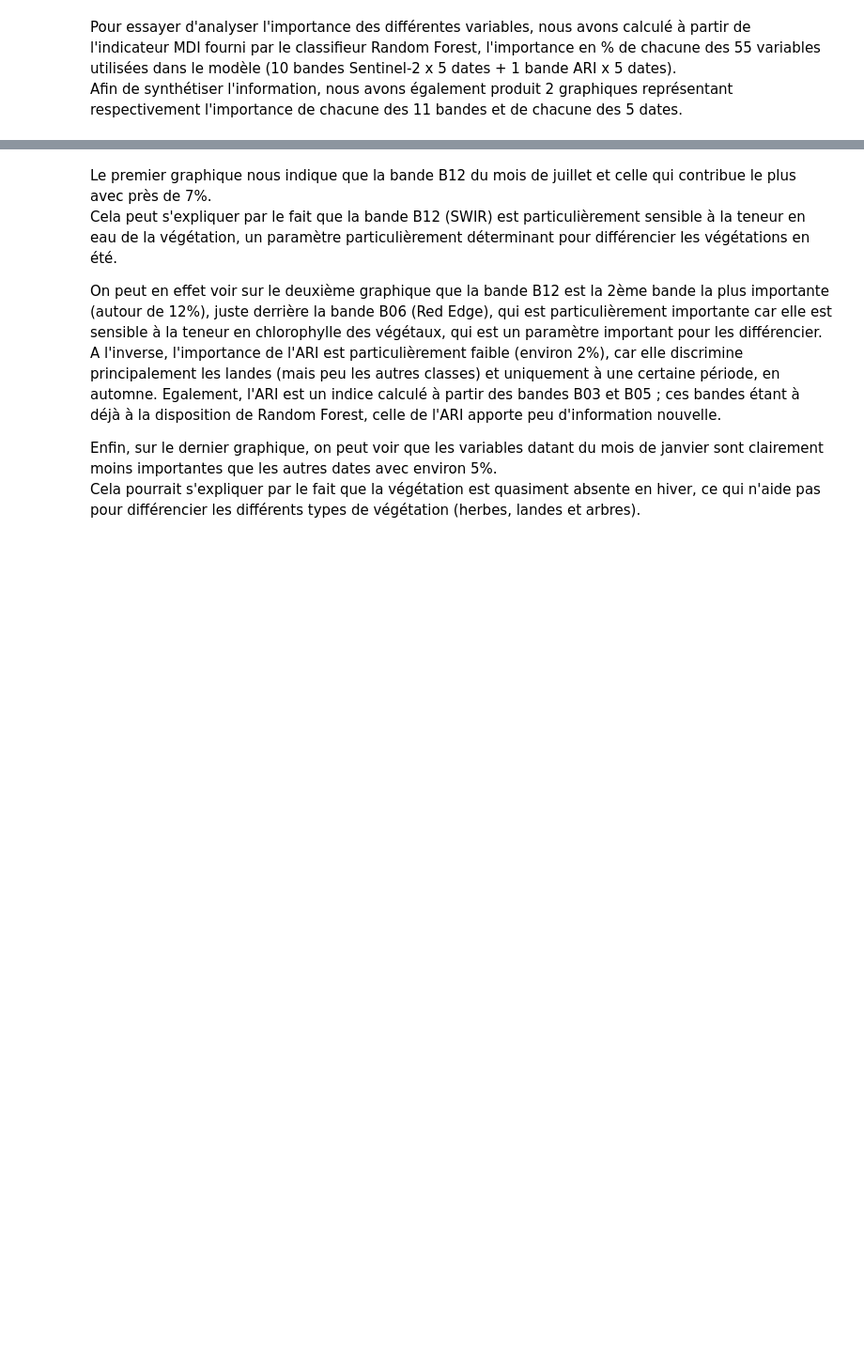
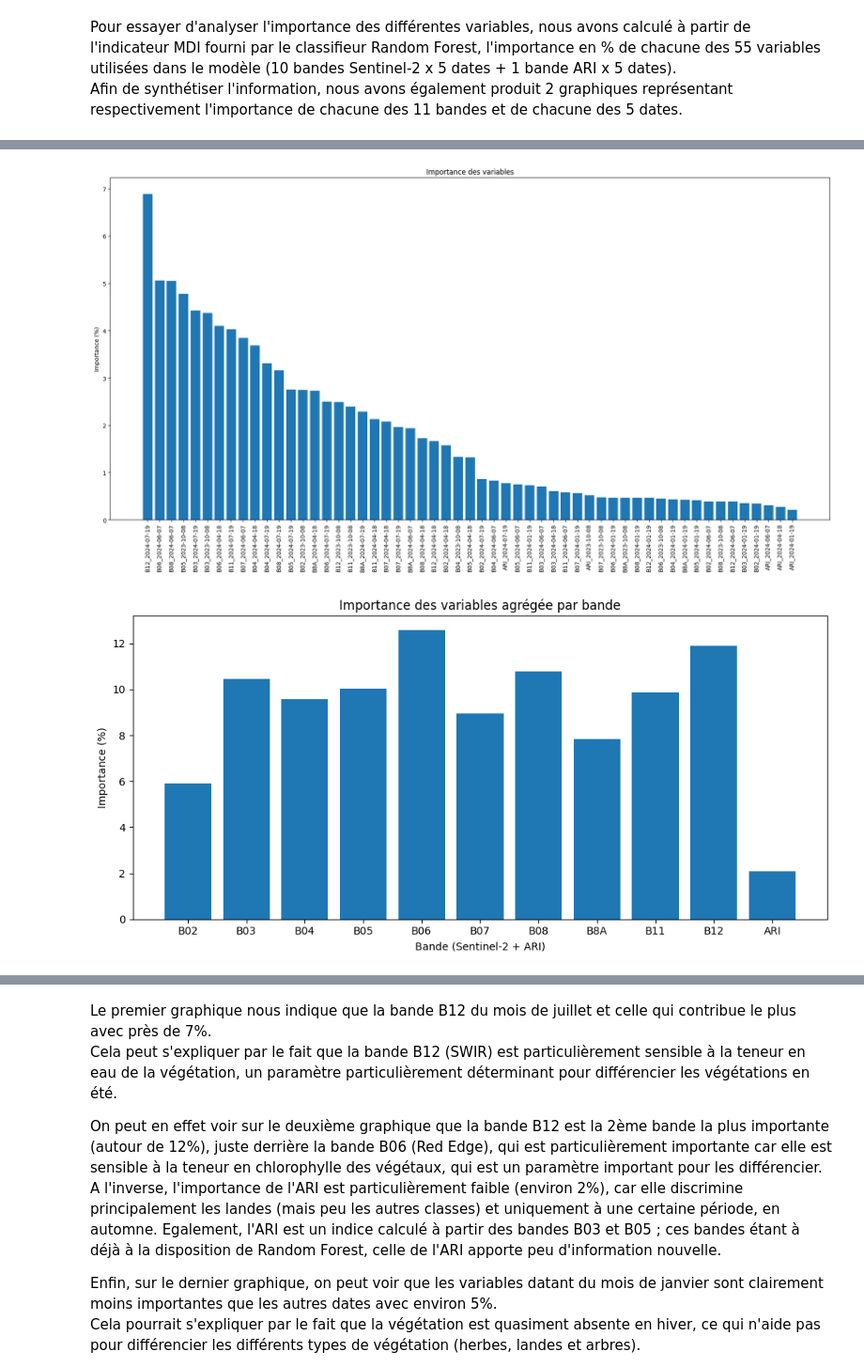
Before and after one commit to rafa3131/projet_teledec, a Jupyter notebook: projet_telea_BACHIMONT_RAFAEL.ipynb, the cells around one changed output, grey strips where cells are left out. Shown at 94% size. Saved outputs shown, nothing was run; the diff lists cells and outputs as text; code cells hidden in the pictures; blank space fills up the shorter version.

```diff
--- a/projet_telea_BACHIMONT_RAFAEL.ipynb
+++ b/projet_telea_BACHIMONT_RAFAEL.ipynb
@@ -399,0 +198,23 @@ Meilleur score CV (f1_macro): 0.9744881396858022
+# %%
+# --- split train / test (évaluation indépendante) ---
+X_train, X_test, y_train, y_test = train_test_split(
+    X,
+    y,
+    test_size=0.30,
+    random_state=42,
+    stratify=y,
+)
+
+# --- GridSearchCV ---
+grid = mf.train_rf_gridsearch(
+    X_train=X_train,
+    y_train=y_train,
+    random_state=42,
+    n_splits=5,
+    scoring="f1_macro",
+)
+
+print("Meilleurs hyperparamètres:", grid.best_params_)
+print("Meilleur score CV (f1_macro):", grid.best_score_)
+
+best_model = grid.best_estimator_
@@ -491,0 +233,18 @@ plt.show()
+# %%
+# --- Importance des variables en % (3 graphes) ---
+
+mf.plot_feature_importance_percent(
+    model=best_model,
+    title="Importance des variables",
+    feature_names=feature_names
+)
+
+mf.plot_importance_by_band_and_date_percent(
+    model=best_model,
+    feature_names=feature_names,
+    dates=dates,
+    bands=bands_s2,
+)
+# %% [output]
+[figure, added]
+[figure, added]
```
Also changed, not shown: parts of 25 cells of this notebook, 2 other files.
